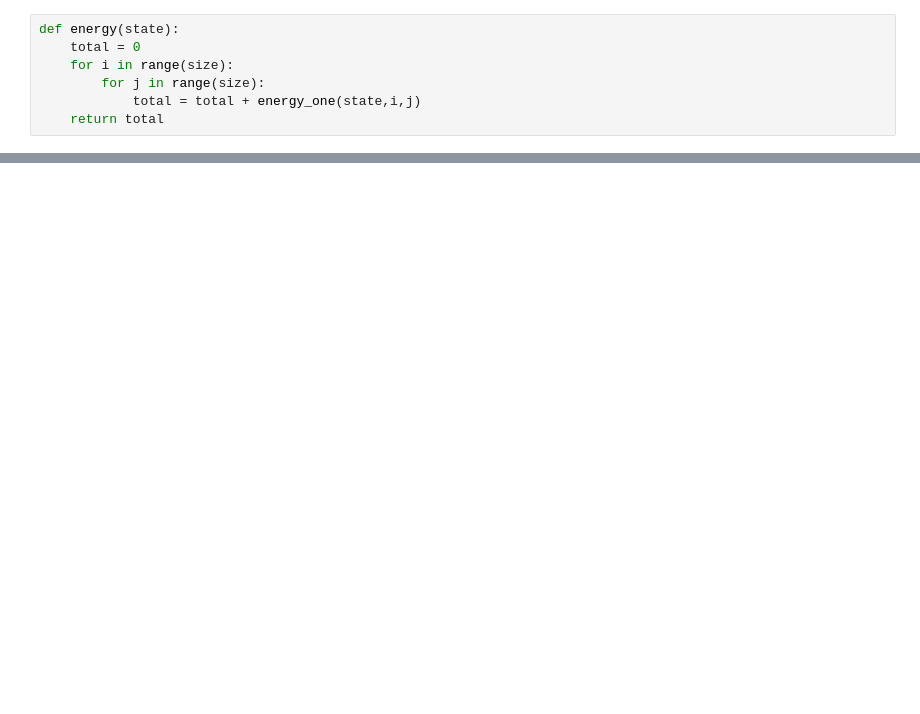
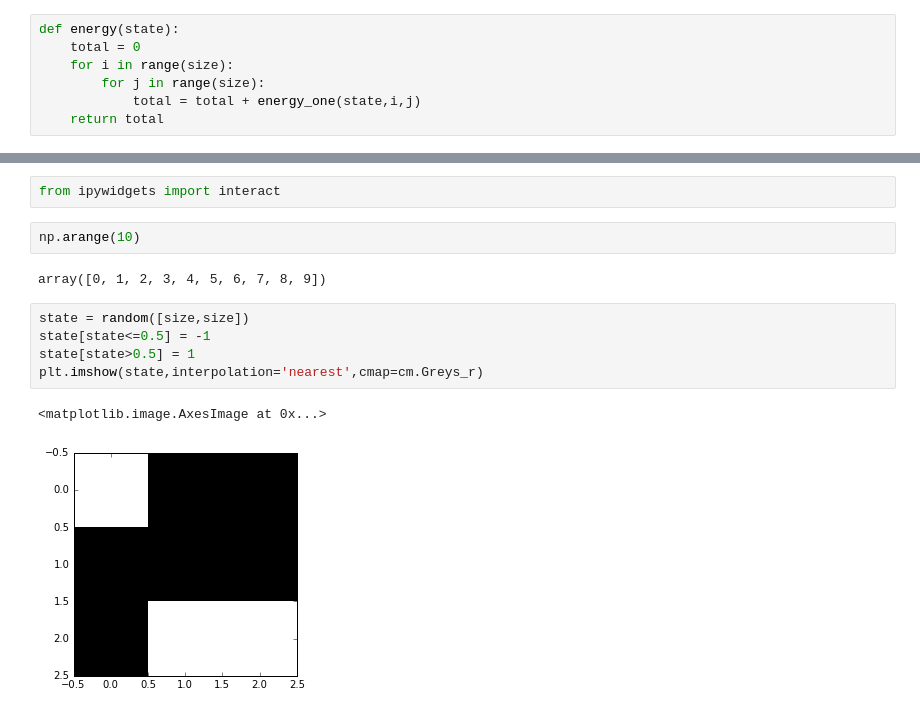
Before and after one commit to mglerner/IntroToStatMechAndThermal, a Jupyter notebook: Chapter8/SimpleIsing.ipynb, the cells around one changed output, grey strips where cells are left out. Cells and saved outputs as stored; diff of their text form; blank space fills up the shorter version.

```diff
--- a/Chapter8/SimpleIsing.ipynb
+++ b/Chapter8/SimpleIsing.ipynb
@@ -65,0 +107,14 @@ print energy(state)
+# %%
+from ipywidgets import interact
+# %%
+np.arange(10)
+# %% [output]
+array([0, 1, 2, 3, 4, 5, 6, 7, 8, 9])
+# %%
+state = random([size,size])
+state[state<=0.5] = -1
+state[state>0.5] = 1
+plt.imshow(state,interpolation='nearest',cmap=cm.Greys_r)
+# %% [output]
+<matplotlib.image.AxesImage at 0x...>
+[figure, added]
```
Also changed, not shown: parts of 17 cells of this notebook, 2 other files.
